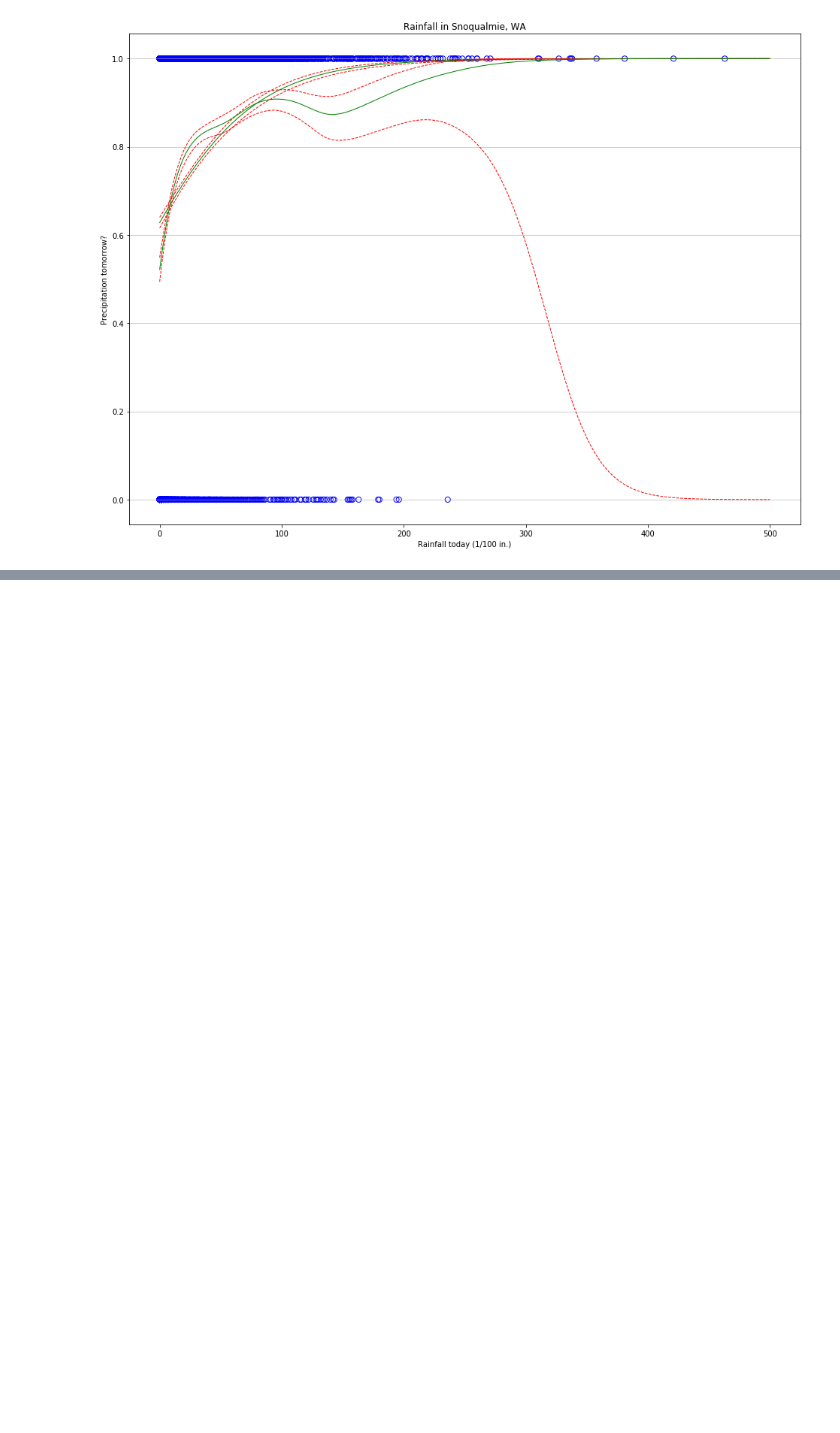
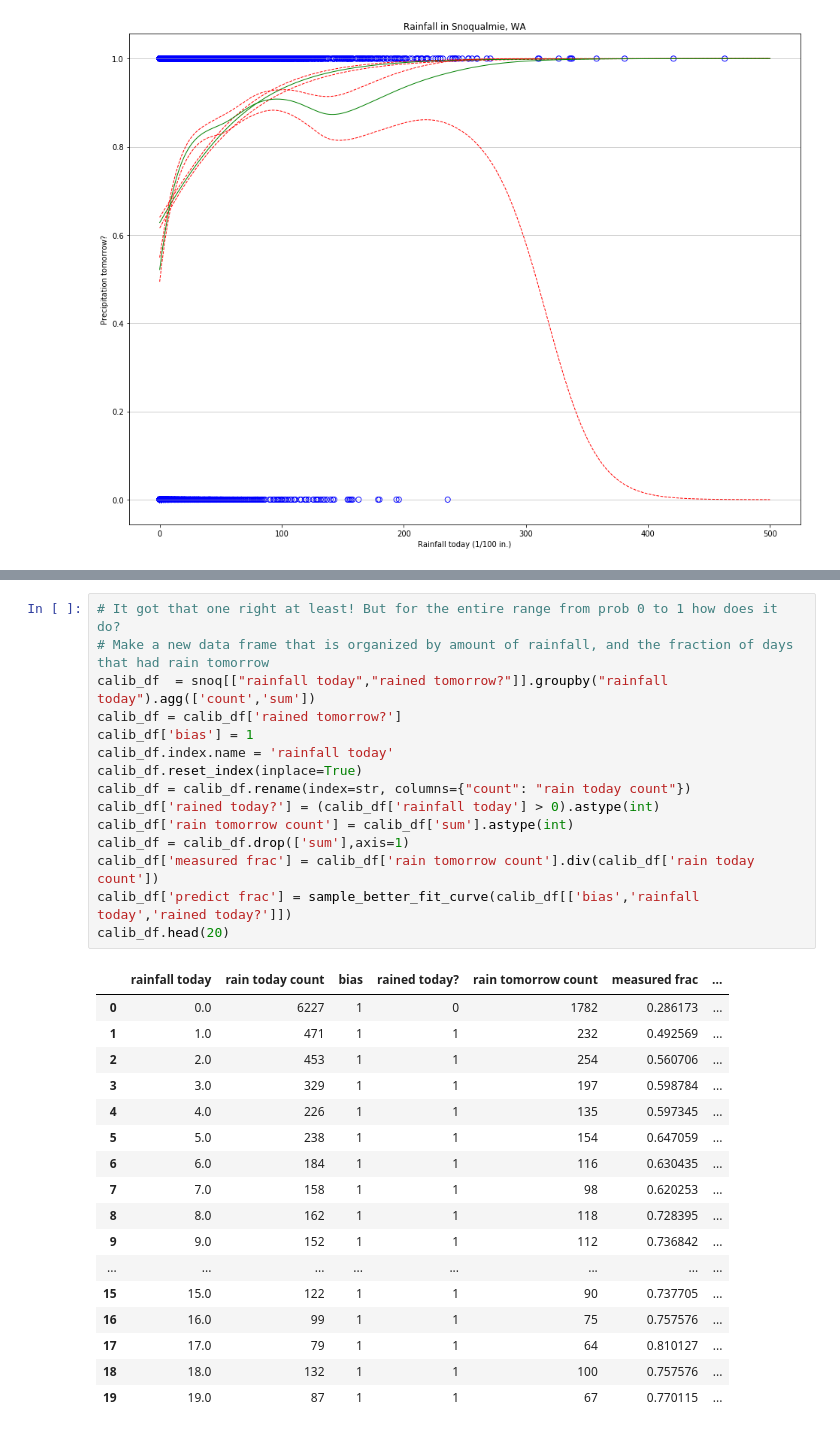
Before and after one commit to bhaney/snoq_rainfall, a Jupyter notebook: Logistic_regression_rainfall_prediction.ipynb, the cells around one changed output, grey strips where cells are left out. Drawn from its saved outputs; the diff is of its cells as text; blank space fills up the shorter version.

```diff
--- a/Logistic_regression_rainfall_prediction.ipynb
+++ b/Logistic_regression_rainfall_prediction.ipynb
@@ -435,0 +629,33 @@ plt.grid(axis='y', alpha=0.75)
+# %%
+# It got that one right at least! But for the entire range from prob 0 to 1 how does it do?
+# Make a new data frame that is organized by amount of rainfall, and the fraction of days that had rain tomorrow
+calib_df  = snoq[["rainfall today","rained tomorrow?"]].groupby("rainfall today").agg(['count','sum'])
+calib_df = calib_df['rained tomorrow?']
+calib_df['bias'] = 1
+calib_df.index.name = 'rainfall today'
+calib_df.reset_index(inplace=True)
+calib_df = calib_df.rename(index=str, columns={"count": "rain today count"})
+calib_df['rained today?'] = (calib_df['rainfall today'] > 0).astype(int)
+calib_df['rain tomorrow count'] = calib_df['sum'].astype(int)
+calib_df = calib_df.drop(['sum'],axis=1)
+calib_df['measured frac'] = calib_df['rain tomorrow count'].div(calib_df['rain today count'])
+calib_df['predict frac'] = sample_better_fit_curve(calib_df[['bias','rainfall today','rained today?']])
+calib_df.head(20)
+# %% [output]
+|  | rainfall today | rain today count | bias | rained today? | rain tomorrow count | measured frac | ... |
+| 0 | 0.0 | 6227 | 1 | 0 | 1782 | 0.286173 | ... |
+| 1 | 1.0 | 471 | 1 | 1 | 232 | 0.492569 | ... |
+| 2 | 2.0 | 453 | 1 | 1 | 254 | 0.560706 | ... |
+| 3 | 3.0 | 329 | 1 | 1 | 197 | 0.598784 | ... |
+| 4 | 4.0 | 226 | 1 | 1 | 135 | 0.597345 | ... |
+| 5 | 5.0 | 238 | 1 | 1 | 154 | 0.647059 | ... |
+| 6 | 6.0 | 184 | 1 | 1 | 116 | 0.630435 | ... |
+| 7 | 7.0 | 158 | 1 | 1 | 98 | 0.620253 | ... |
+| 8 | 8.0 | 162 | 1 | 1 | 118 | 0.728395 | ... |
+| 9 | 9.0 | 152 | 1 | 1 | 112 | 0.736842 | ... |
+| ... | ... | ... | ... | ... | ... | ... | ... |
+| 15 | 15.0 | 122 | 1 | 1 | 90 | 0.737705 | ... |
+| 16 | 16.0 | 99 | 1 | 1 | 75 | 0.757576 | ... |
+| 17 | 17.0 | 79 | 1 | 1 | 64 | 0.810127 | ... |
+| 18 | 18.0 | 132 | 1 | 1 | 100 | 0.757576 | ... |
+| 19 | 19.0 | 87 | 1 | 1 | 67 | 0.770115 | ... |
```
Also changed, not shown: parts of 21 cells of this notebook.
